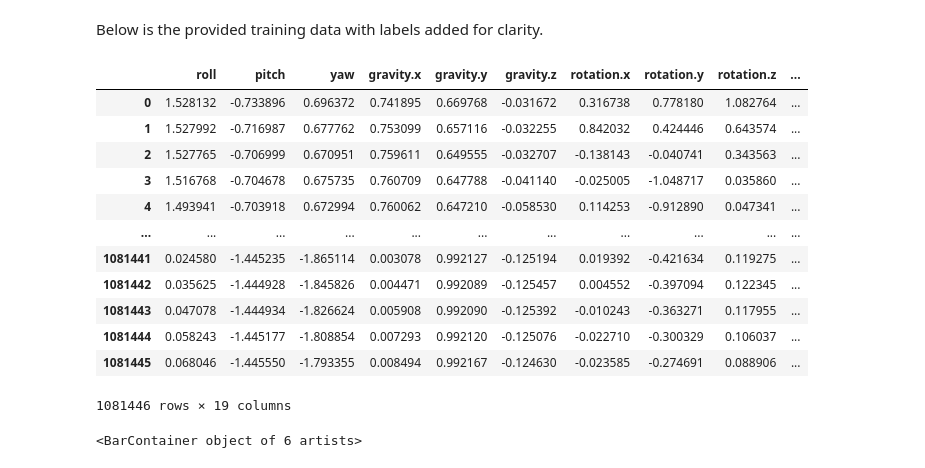
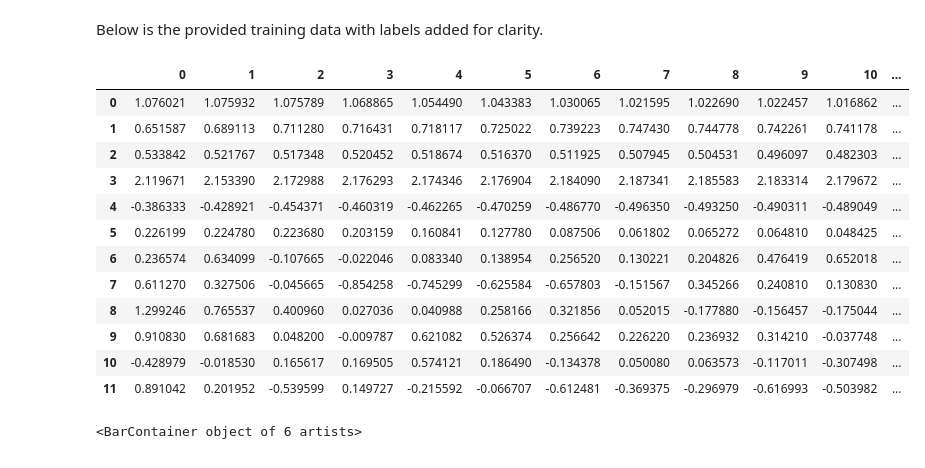
Before and after one commit to cybertraining-dsc/fa20-523-302, a Jupyter notebook: project/code/Wearables.ipynb, the cells around one changed output. Cells and saved outputs as stored; diff of their text form; code cells hidden in the pictures.

```diff
--- a/project/code/Wearables.ipynb
+++ b/project/code/Wearables.ipynb
@@ -72,22 +198,22 @@ print("--> Shape of Test Time-Series:", test_ts.shape)
 # Descriptive Analysis
 # %% [markdown]
 Below is the provided training data with labels added for clarity.
-# %%
-pd.DataFrame(train_ts, columns=["roll", "pitch", "yaw", "gravity.x", "gravity.y", "gravity.z", "rotation.x", "rotation.y", "rotation.z", "accel.x", "accel.y", "accel.z", "downstairs", "upstairs", "walk", "jog", "sit", "stand", "male"])
-# %% [output]
-|  | roll | pitch | yaw | gravity.x | gravity.y | gravity.z | rotation.x | rotation.y | rotation.z | ... |
-| 0 | 1.528132 | -0.733896 | 0.696372 | 0.741895 | 0.669768 | -0.031672 | 0.316738 | 0.778180 | 1.082764 | ... |
-| 1 | 1.527992 | -0.716987 | 0.677762 | 0.753099 | 0.657116 | -0.032255 | 0.842032 | 0.424446 | 0.643574 | ... |
-| 2 | 1.527765 | -0.706999 | 0.670951 | 0.759611 | 0.649555 | -0.032707 | -0.138143 | -0.040741 | 0.343563 | ... |
-| 3 | 1.516768 | -0.704678 | 0.675735 | 0.760709 | 0.647788 | -0.041140 | -0.025005 | -1.048717 | 0.035860 | ... |
-| 4 | 1.493941 | -0.703918 | 0.672994 | 0.760062 | 0.647210 | -0.058530 | 0.114253 | -0.912890 | 0.047341 | ... |
-| ... | ... | ... | ... | ... | ... | ... | ... | ... | ... | ... |
-| 1081441 | 0.024580 | -1.445235 | -1.865114 | 0.003078 | 0.992127 | -0.125194 | 0.019392 | -0.421634 | 0.119275 | ... |
-| 1081442 | 0.035625 | -1.444928 | -1.845826 | 0.004471 | 0.992089 | -0.125457 | 0.004552 | -0.397094 | 0.122345 | ... |
-| 1081443 | 0.047078 | -1.444934 | -1.826624 | 0.005908 | 0.992090 | -0.125392 | -0.010243 | -0.363271 | 0.117955 | ... |
-| 1081444 | 0.058243 | -1.445177 | -1.808854 | 0.007293 | 0.992120 | -0.125076 | -0.022710 | -0.300329 | 0.106037 | ... |
-| 1081445 | 0.068046 | -1.445550 | -1.793355 | 0.008494 | 0.992167 | -0.124630 | -0.023585 | -0.274691 | 0.088906 | ... |
-1081446 rows × 19 columns
+# %%
+pd.DataFrame(train_data[0])
+# %% [output]
+|  | 0 | 1 | 2 | 3 | 4 | 5 | 6 | 7 | 8 | 9 | 10 | ... |
+| 0 | 1.076021 | 1.075932 | 1.075789 | 1.068865 | 1.054490 | 1.043383 | 1.030065 | 1.021595 | 1.022690 | 1.022457 | 1.016862 | ... |
+| 1 | 0.651587 | 0.689113 | 0.711280 | 0.716431 | 0.718117 | 0.725022 | 0.739223 | 0.747430 | 0.744778 | 0.742261 | 0.741178 | ... |
+| 2 | 0.533842 | 0.521767 | 0.517348 | 0.520452 | 0.518674 | 0.516370 | 0.511925 | 0.507945 | 0.504531 | 0.496097 | 0.482303 | ... |
+| 3 | 2.119671 | 2.153390 | 2.172988 | 2.176293 | 2.174346 | 2.176904 | 2.184090 | 2.187341 | 2.185583 | 2.183314 | 2.179672 | ... |
+| 4 | -0.386333 | -0.428921 | -0.454371 | -0.460319 | -0.462265 | -0.470259 | -0.486770 | -0.496350 | -0.493250 | -0.490311 | -0.489049 | ... |
+| 5 | 0.226199 | 0.224780 | 0.223680 | 0.203159 | 0.160841 | 0.127780 | 0.087506 | 0.061802 | 0.065272 | 0.064810 | 0.048425 | ... |
+| 6 | 0.236574 | 0.634099 | -0.107665 | -0.022046 | 0.083340 | 0.138954 | 0.256520 | 0.130221 | 0.204826 | 0.476419 | 0.652018 | ... |
+| 7 | 0.611270 | 0.327506 | -0.045665 | -0.854258 | -0.745299 | -0.625584 | -0.657803 | -0.151567 | 0.345266 | 0.240810 | 0.130830 | ... |
+| 8 | 1.299246 | 0.765537 | 0.400960 | 0.027036 | 0.040988 | 0.258166 | 0.321856 | 0.052015 | -0.177880 | -0.156457 | -0.175044 | ... |
+| 9 | 0.910830 | 0.681683 | 0.048200 | -0.009787 | 0.621082 | 0.526374 | 0.256642 | 0.226220 | 0.236932 | 0.314210 | -0.037748 | ... |
+| 10 | -0.428979 | -0.018530 | 0.165617 | 0.169505 | 0.574121 | 0.186490 | -0.134378 | 0.050080 | 0.063573 | -0.117011 | -0.307498 | ... |
+| 11 | 0.891042 | 0.201952 | -0.539599 | 0.149727 | -0.215592 | -0.066707 | -0.612481 | -0.369375 | -0.296979 | -0.616993 | -0.503982 | ... |
 # %%
 import matplotlib.pyplot as plt
 
```
Also changed, not shown: parts of 10 cells of this notebook, 1 other file.
